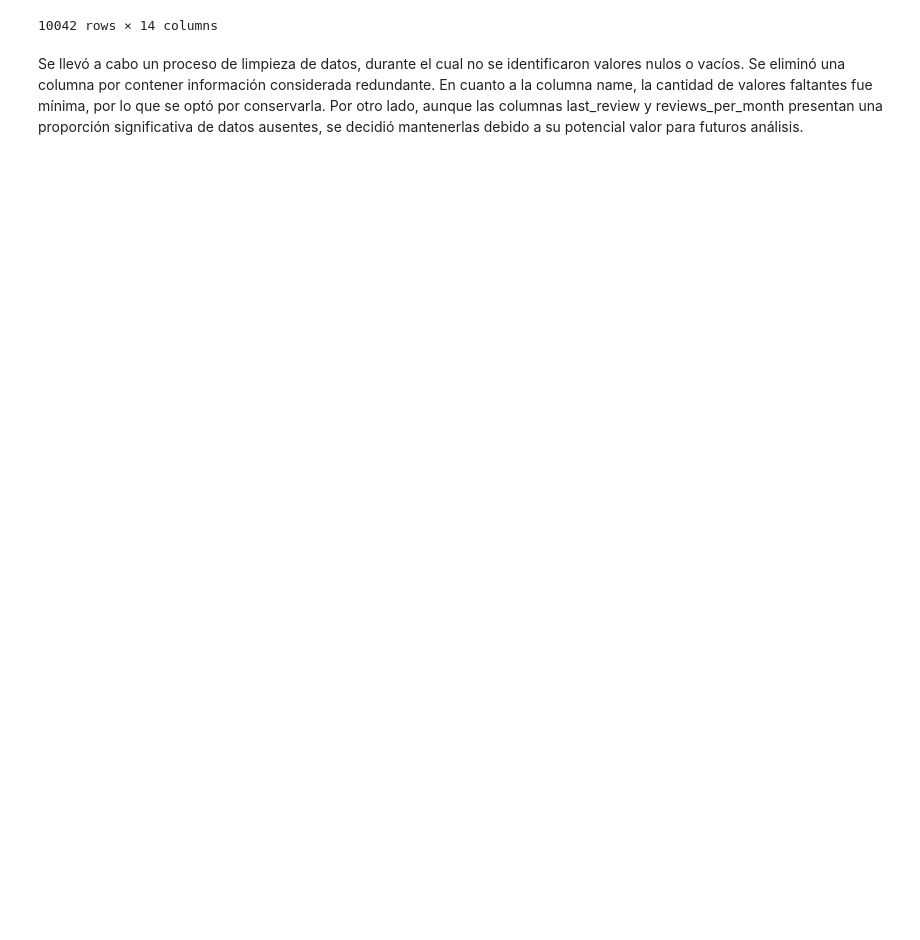
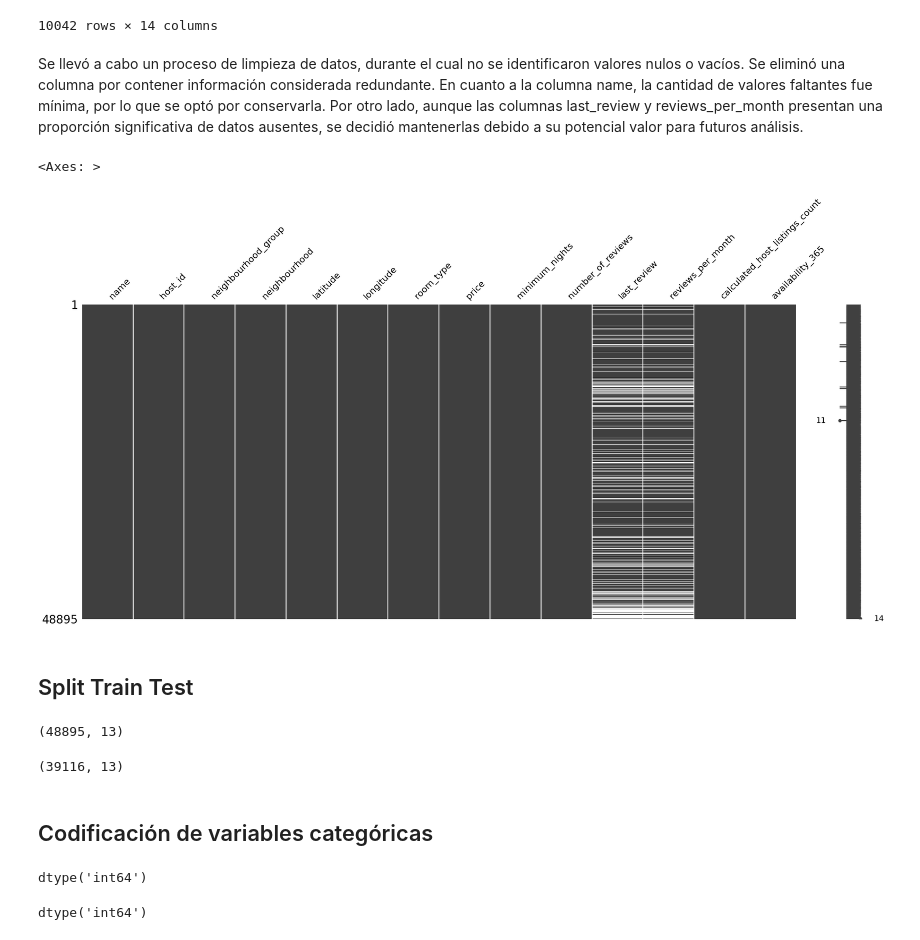
Before and after one commit to 4GeeksAcademy/carlos060495-intro-ml, a Jupyter notebook: src/00-eda.ipynb, the cells around one changed output. Cells and saved outputs as stored; diff of their text form; code cells hidden in the pictures; blank space fills up the shorter version.

```diff
--- a/src/00-eda.ipynb
+++ b/src/00-eda.ipynb
@@ -105,3 +209,35 @@ df[df.isnull().sum(axis=1) ==n]
 10042 rows × 14 columns
 # %% [markdown]
 Se llevó a cabo un proceso de limpieza de datos, durante el cual no se identificaron valores nulos o vacíos. Se eliminó una columna por contener información considerada redundante. En cuanto a la columna name, la cantidad de valores faltantes fue mínima, por lo que se optó por conservarla. Por otro lado, aunque las columnas last_review y reviews_per_month presentan una proporción significativa de datos ausentes, se decidió mantenerlas debido a su potencial valor para futuros análisis.
+# %%
+msno.matrix(df)
+# %% [output]
+<Axes: >
+[figure, added]
+# %% [markdown]
+## Split Train Test
+# %%
+X = df.drop('price',axis=1)
+y = df['price']
+X.shape
+# %% [output]
+(48895, 13)
+# %%
+X_train, X_test, y_train, y_test = train_test_split(X, y, test_size=0.2, random_state=42)
+X_train.shape
+# %% [output]
+(39116, 13)
+# %% [markdown]
+## Codificación de variables categóricas
+# %%
+encoder = LabelEncoder()
+X_train['room_type_code'] = encoder.fit_transform(X_train['room_type'])
+X_train['room_type_code'].dtype
+# %% [output]
+dtype('int64')
+# %%
+encoder = LabelEncoder()
+X_train['neighbourhood_group_code'] = encoder.fit_transform(X_train['neighbourhood_group'])
+X_train['neighbourhood_group_code'].dtype
+# %% [output]
+dtype('int64')
```
Also changed, not shown: parts of 29 cells of this notebook.
